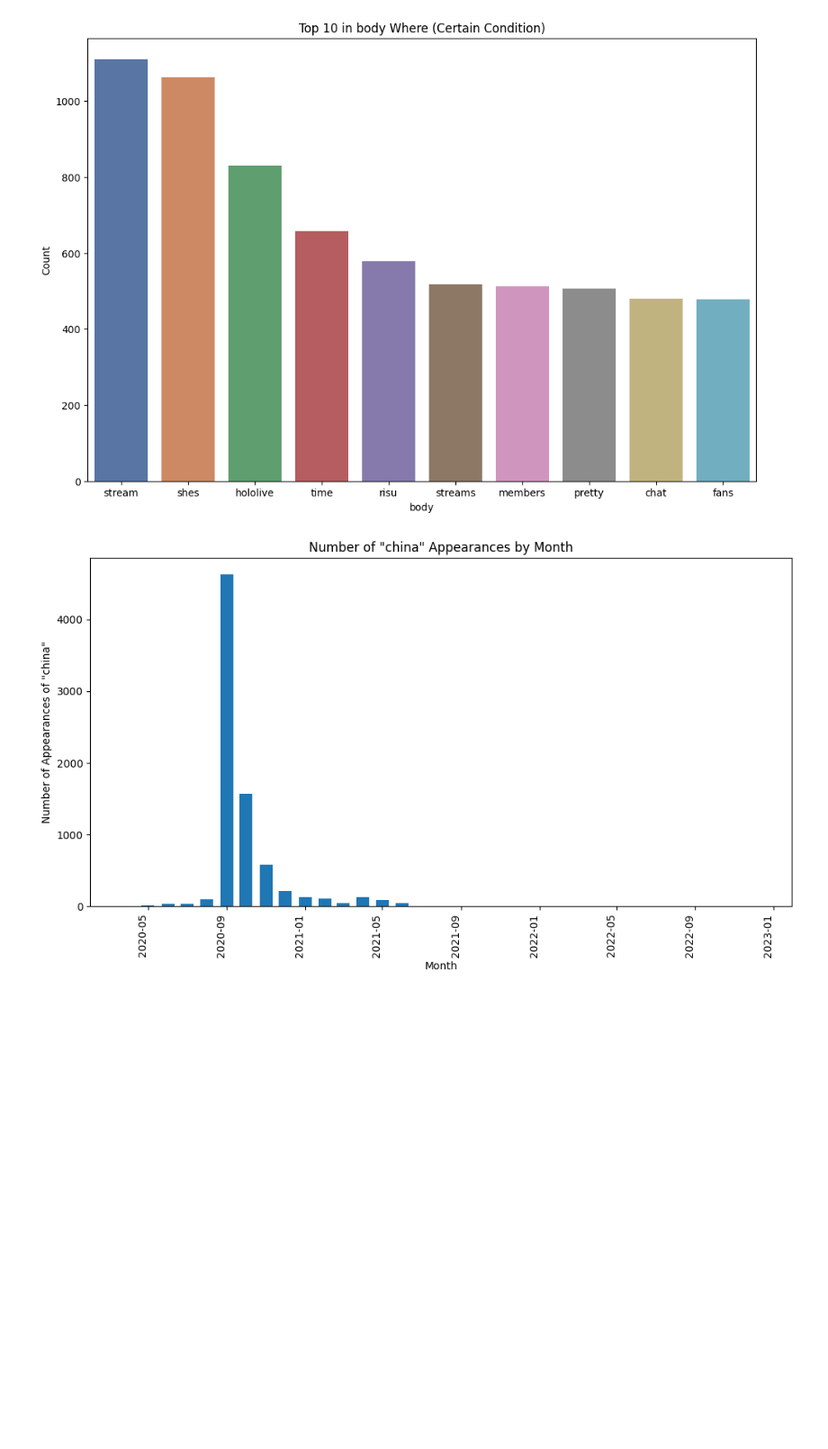
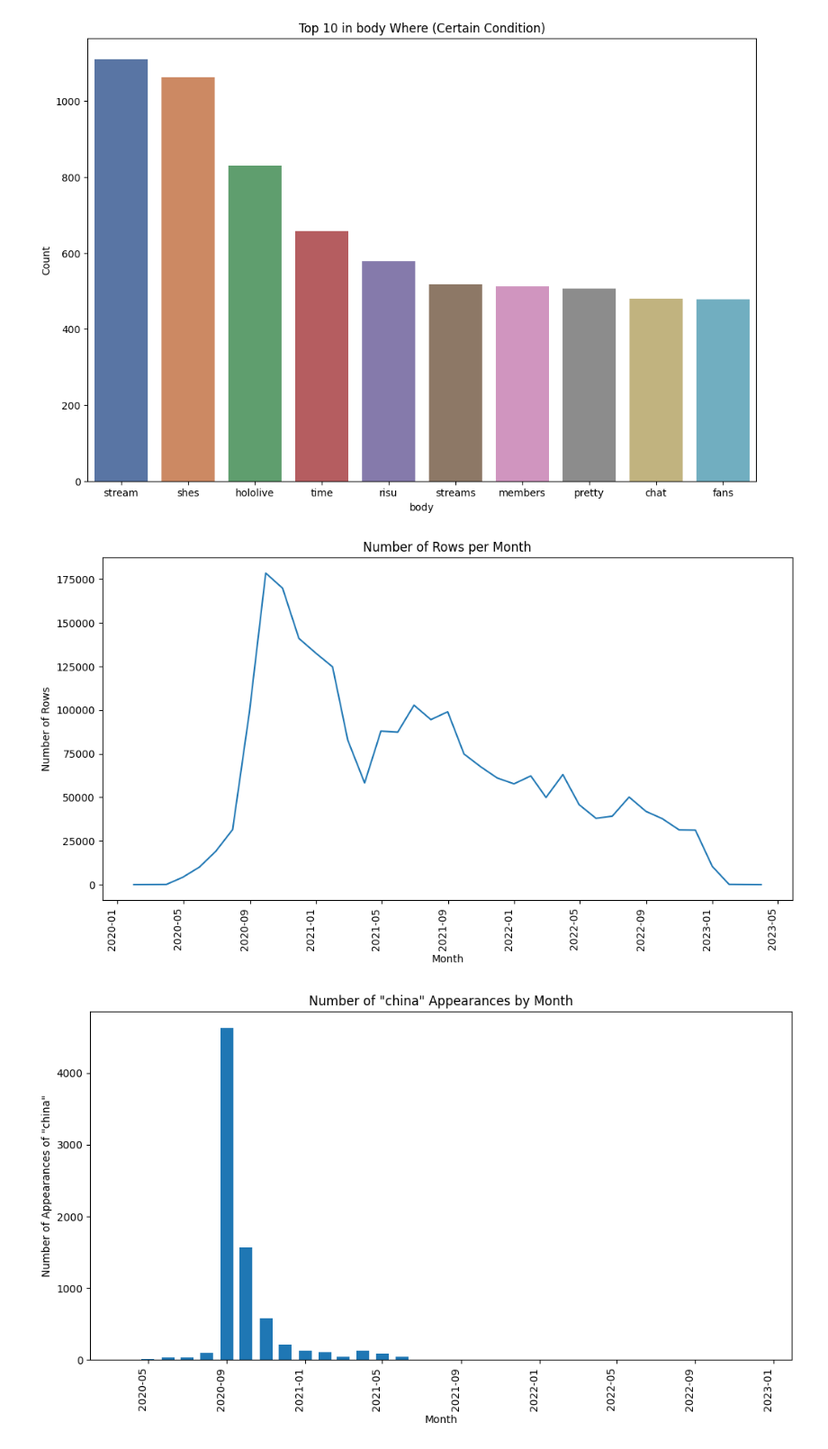
Before and after one commit to thefathan/RedditCrawler, a Jupyter notebook: src/dataviz.ipynb, the cells around one changed output. Shown at 90% size. Drawn from its saved outputs; the diff is of its cells as text; code cells hidden in the pictures; blank space fills up the shorter version.

Commit message:
add more plot

```diff
--- a/src/dataviz.ipynb
+++ b/src/dataviz.ipynb
@@ -80,6 +80,28 @@ def wordappear_permonth(word):
     ax.set_xlabel('Month')
     ax.set_ylabel('Number of Appearances of "{}"'.format(word))
     ax.set_title('Number of "{}" Appearances by Month'.format(word))
+
+    # rotate x-axis labels
+    plt.xticks(rotation=90, ha='right')
+
+    plt.show()
+
+def numberofcomments_permonth():
+    # Make a data copy, so the origin of data won't changed
+    dv1 = dv.copy()
+
+    # Set created_utc column as the index
+    dv1.set_index('created_utc', inplace=True)
+
+    # Group the rows by month and count the number of rows per month
+    monthly_counts = dv1.resample('M').size()
+
+    # Plot the graph
+    plt.subplots(figsize=(12,6))
+    plt.plot(monthly_counts.index, monthly_counts.values)
+    plt.title('Number of Rows per Month')
+    plt.xlabel('Month')
+    plt.ylabel('Number of Rows')
 
     # rotate x-axis labels
     plt.xticks(rotation=90, ha='right')
@@ -147,6 +169,10 @@ counter(dv[dv["score"] >= 250], "author", 5)
 counter(dv[dv["author"] == "farranpoison"], "body", 10)
 # %% [output]
 [figure]
+# %%
+numberofcomments_permonth()
+# %% [output]
+[figure, added]
 # %%
 wordappear_permonth("china") # liat desain di Kibana, buat desain interface yang kemungkinan dimengerti orang
 # assuming kita sebagai user karena kalau desain itu bergantung kebutuhan user
```
